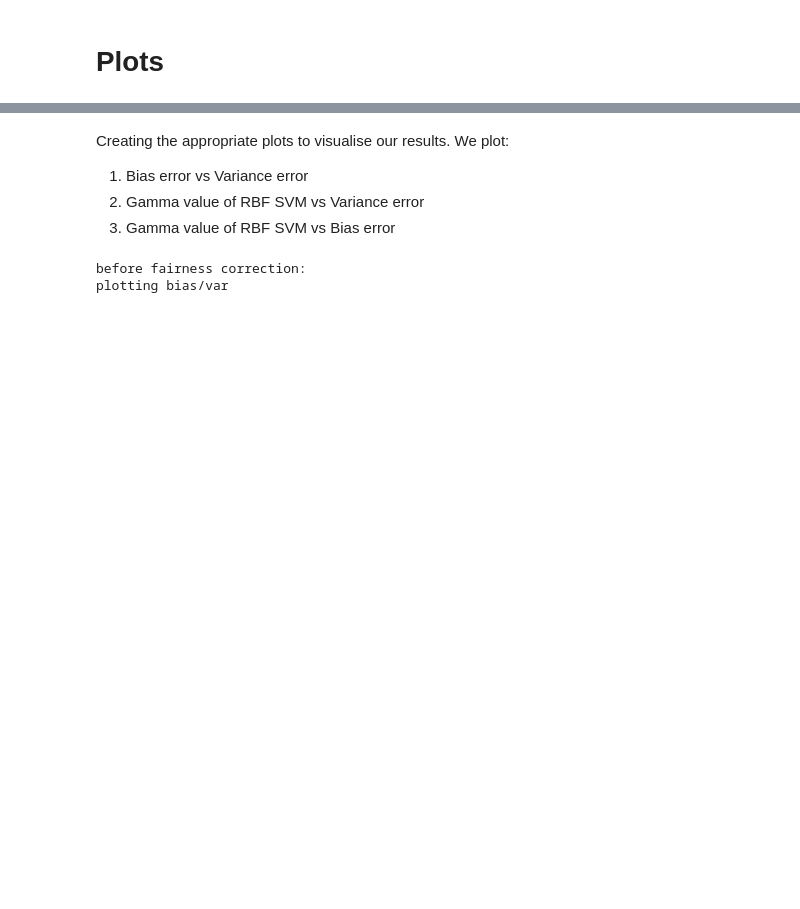
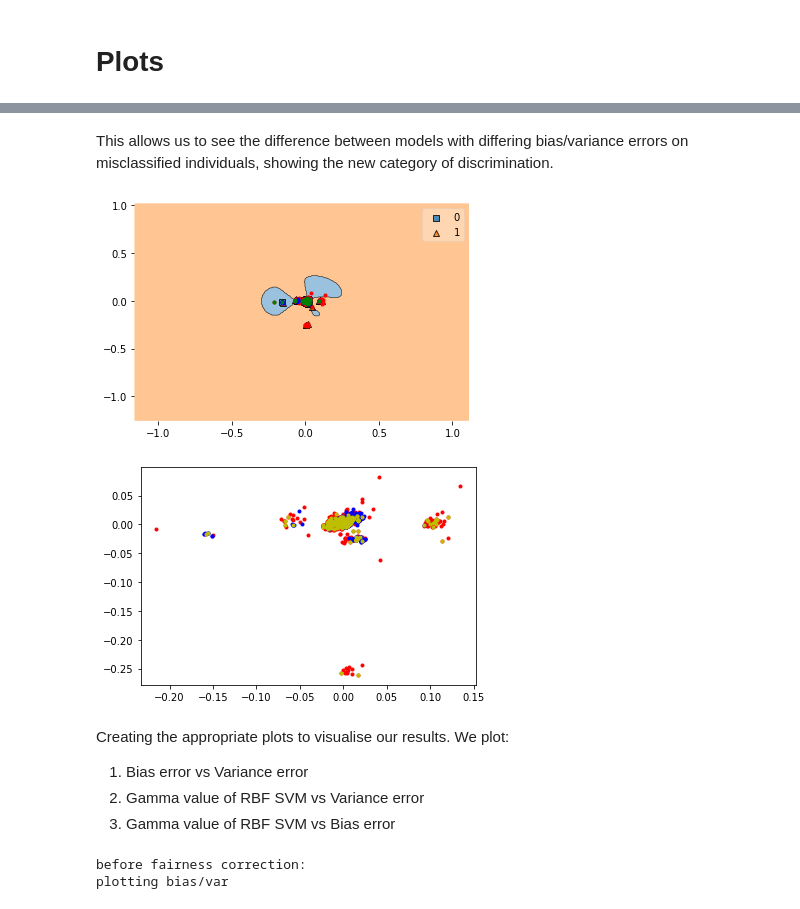
Before and after one commit to clairecoffey/project, a Jupyter notebook: claire_project.ipynb, the cells around one changed output, grey strips where cells are left out. Saved outputs shown, nothing was run; the diff lists cells and outputs as text; code cells hidden in the pictures; blank space fills up the shorter version.

```diff
--- a/claire_project.ipynb
+++ b/claire_project.ipynb
@@ -518,22 +523,31 @@ for clf in classifiers:
     biases.append(bias)
     variances.append(variance)
     avg_losses.append(avg_loss)
-    print("misclassified before: ", misclassified_individuals)
+    # print("misclassified before: ", misclassified_individuals)
     if(equalised_odds):
       print("after fairness correction:")
       bias_eq, variance_eq, avg_loss_eq, misclassified_individuals_eq = compute_bias_variance(all_eq_predictions, true_eq_labels)
       biases_eq.append(bias_eq)
       variances_eq.append(variance_eq)
       avg_losses_eq.append(avg_loss_eq)
-      print("misclassified after: ", misclassified_individuals_eq)
-    for i in range(len(testing_data_and_labels_list)):
+      # print("misclassified after: ", misclassified_individuals_eq)
+    for j in range(len(testing_data_and_labels_list)):
       if(len(misclassified_individuals) > 0 ):
-        misclassified = testing_data_and_labels_list[i].iloc[misclassified_individuals]
+        misclassified = testing_data_and_labels_list[j].iloc[misclassified_individuals]
         all_misclassified = all_misclassified.append(misclassified)
       if(equalised_odds):
         if(len(misclassified_individuals_eq) > 0):
-          misclassified_eq = testing_data_and_labels_list[i].iloc[misclassified_individuals_eq]
+          misclassified_eq = testing_data_and_labels_list[j].iloc[misclassified_individuals_eq]
           all_misclassified_eq = all_misclassified_eq.append(misclassified_eq)
+      if (k == 0):
+        #store misclassified individuals for each classifier so easier to compare
+        misclassified_list = [misclassified]
+        if(equalised_odds):
+          misclassified_list_eq = [misclassified_eq]
+      else:
+        misclassified_list.append(misclassified)
+        if(equalised_odds):
+          misclassified_list_eq.append(misclassified_eq)
     #export misclassified individuals to csv
     csv_name = str(k)+'_misclassified_before'+'.csv'
     all_misclassified.to_csv(r''+csv_name, index=False)
@@ -564,3 +619,24 @@ SVC(C=1000, break_ties=False, cache_size=200, class_weight=None, coef0=0.0,
+# %% [markdown]
+This allows us to see the difference between models with differing bias/variance errors on misclassified individuals, showing the new category of discrimination.
+# %%
+classifier_num = 0
+# %%
+from mlxtend.plotting import plot_decision_regions
+
+plt.plot(u[positive_labels,dim1], u[positive_labels,dim2], 'r.')
+plt.plot(u[negative_labels,dim1], u[negative_labels,dim2], 'b.')
+plt.plot(misclassified_list[classifier_num]['dim12'], misclassified_list[classifier_num]['dim13'], 'g.')
+plot_decision_regions(X=training_data.values, y=np.ravel(training_labels.values), clf=classifiers[classifier_num])
+plt.show()
+
+if(equalised_odds):
+  plt.plot(u[positive_labels,dim1], u[positive_labels,dim2], 'r.')
+  plt.plot(u[negative_labels,dim1], u[negative_labels,dim2], 'b.')
+  plt.plot(misclassified_list_eq[classifier_num]['dim12'], misclassified_list_eq[classifier_num]['dim13'], 'y.')
+  plt.show()
+# %% [output]
+[figure, added]
+[figure, added]
 # %% [markdown]
 Creating the appropriate plots to visualise our results. We plot:
 
```
Also changed, not shown: parts of 14 cells of this notebook.
